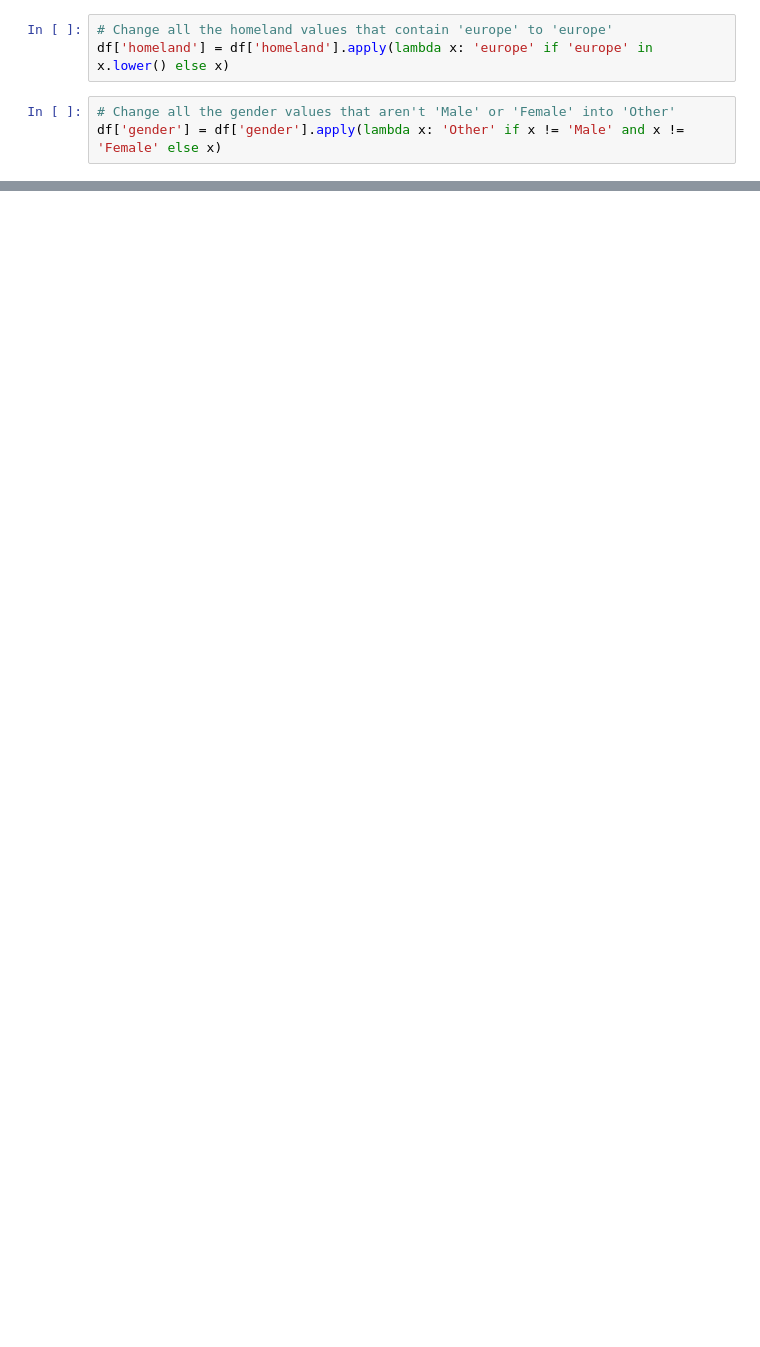
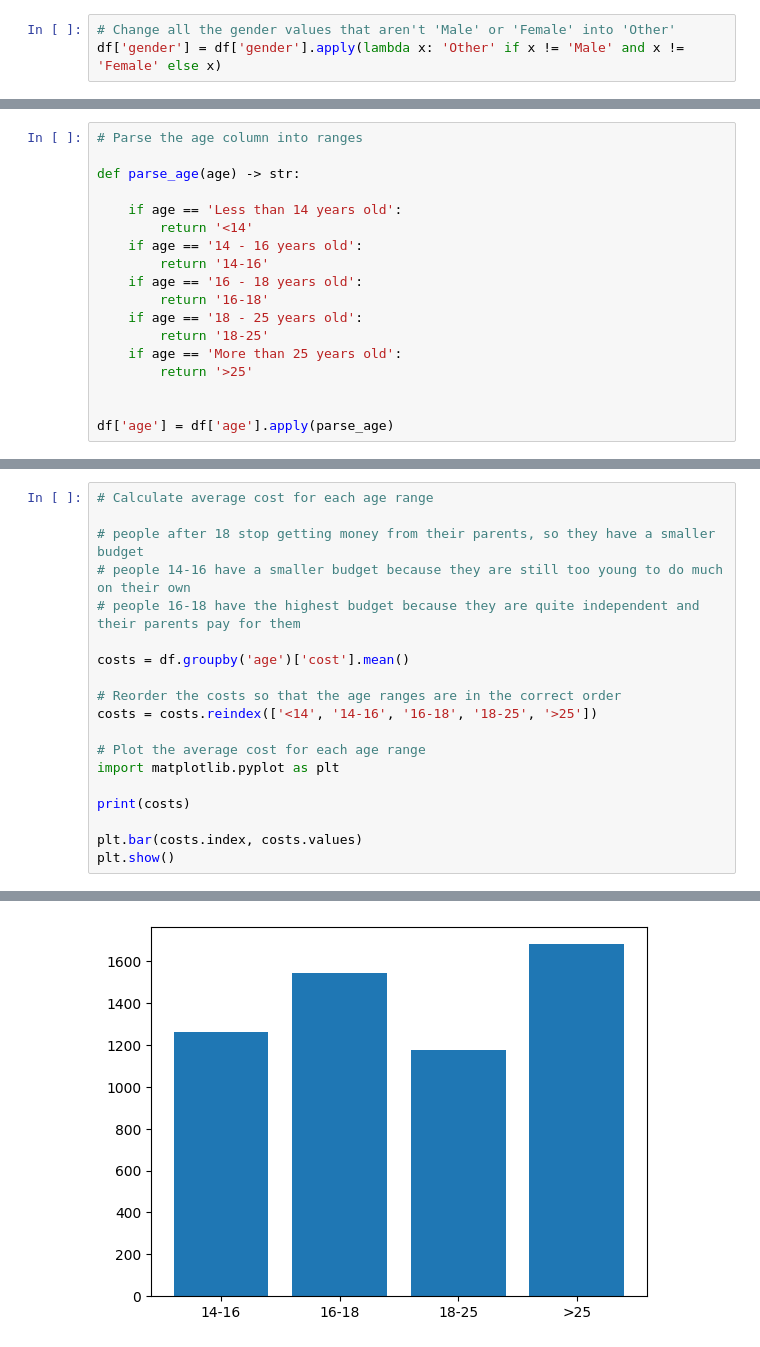
Before and after one commit to nic-obert/vacation-analysis, a Jupyter notebook: analyze.ipynb, the cells around one changed output, grey strips where cells are left out. Saved outputs shown, nothing was run; the diff lists cells and outputs as text; blank space fills up the shorter version.

```diff
--- a/analyze.ipynb
+++ b/analyze.ipynb
@@ -27,9 +27,6 @@ df = df.rename(columns={
 emails = df['email'].values
 # Remove the email column from the dataframe
 df = df.drop(columns=['email'])
-# %%
-# Change all the homeland values that contain 'europe' to 'europe'
-df['homeland'] = df['homeland'].apply(lambda x: 'europe' if 'europe' in x.lower() else x)
 # %%
 # Change all the gender values that aren't 'Male' or 'Female' into 'Other'
 df['gender'] = df['gender'].apply(lambda x: 'Other' if x != 'Male' and x != 'Female' else x)
@@ -122,0 +288,18 @@ Name: cost, dtype: float64
+# %%
+# Parse the age column into ranges
+
+def parse_age(age) -> str:
+
+    if age == 'Less than 14 years old':
+        return '<14'
+    if age == '14 - 16 years old':
+        return '14-16'
+    if age == '16 - 18 years old':
+        return '16-18'
+    if age == '18 - 25 years old':
+        return '18-25'
+    if age == 'More than 25 years old':
+        return '>25'
+
+
+df['age'] = df['age'].apply(parse_age)
@@ -122,0 +421,20 @@ Name: cost, dtype: float64
+# %%
+# Calculate average cost for each age range
+
+# people after 18 stop getting money from their parents, so they have a smaller budget
+# people 14-16 have a smaller budget because they are still too young to do much on their own
+# people 16-18 have the highest budget because they are quite independent and their parents pay for them
+
+costs = df.groupby('age')['cost'].mean()
+
+# Reorder the costs so that the age ranges are in the correct order
+costs = costs.reindex(['<14', '14-16', '16-18', '18-25', '>25'])
+
+# Plot the average cost for each age range
+import matplotlib.pyplot as plt
+
+print(costs)
+
+plt.bar(costs.index, costs.values)
+plt.show()
+# %% [output]
@@ -122,0 +448 @@ Name: cost, dtype: float64
+[figure, added]
```
Also changed, not shown: parts of 14 cells of this notebook, 1 other file.
